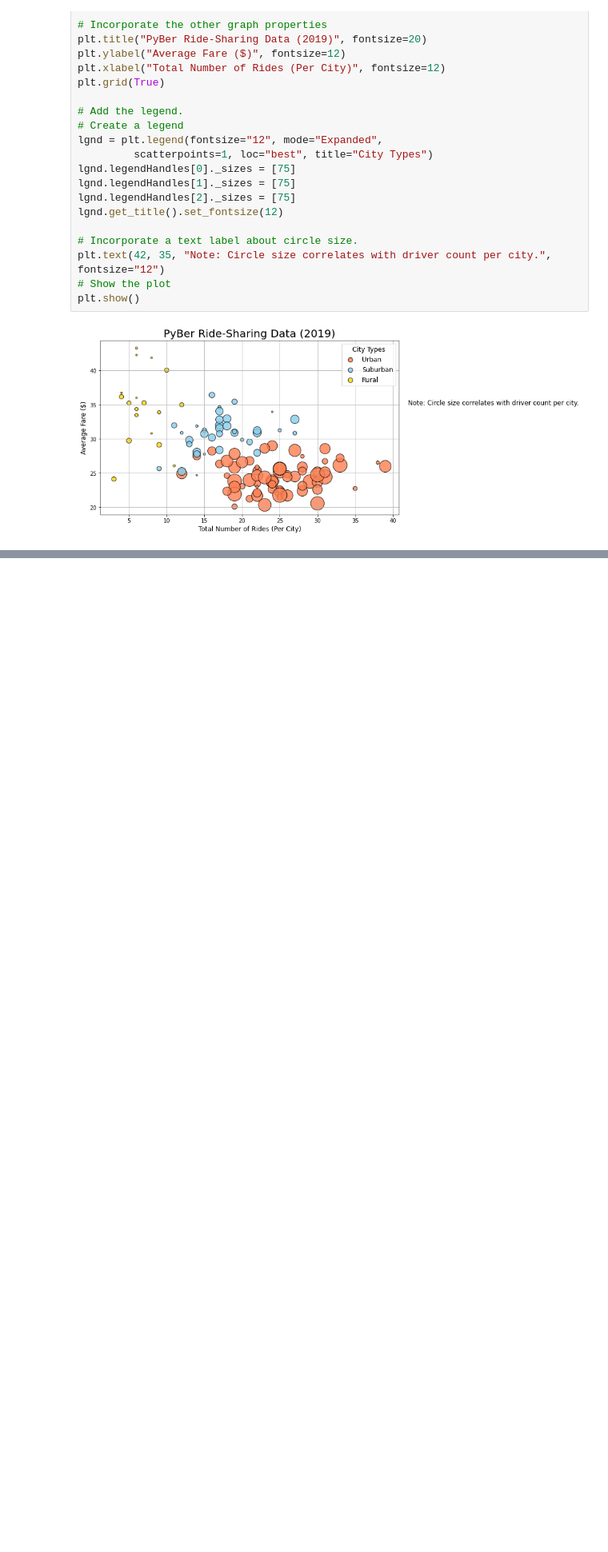
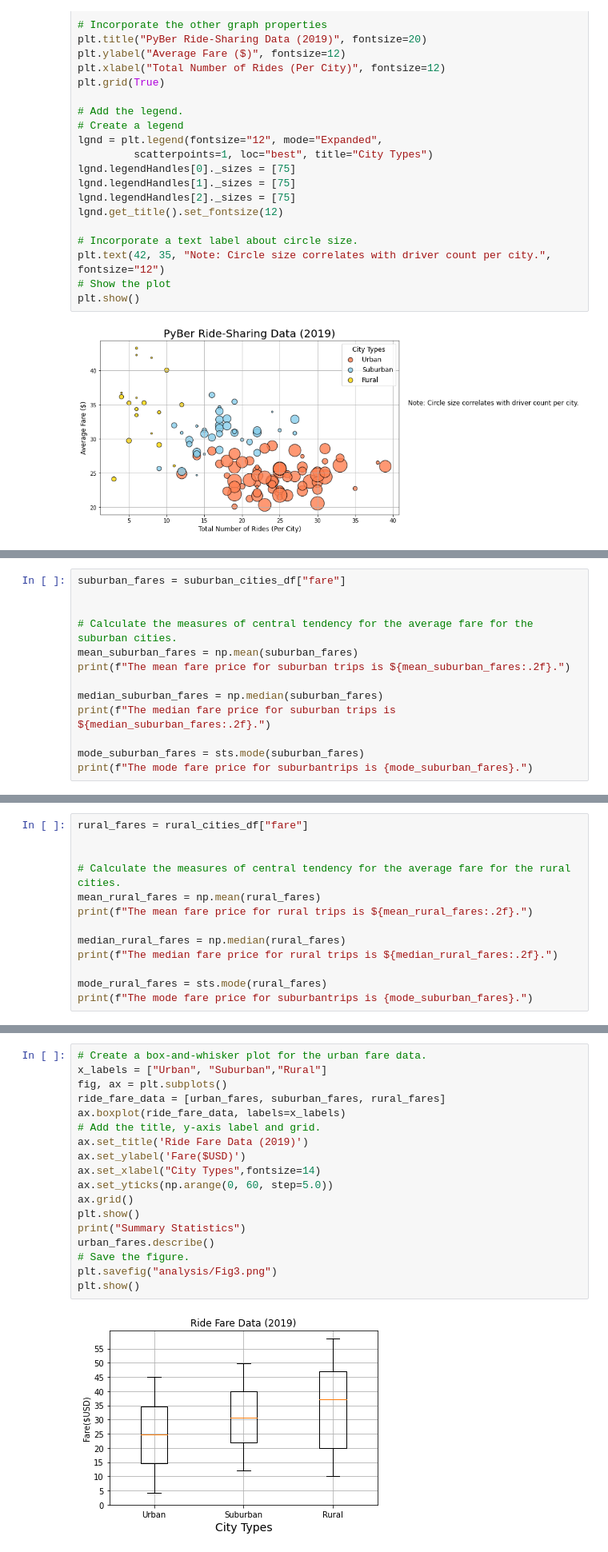
Before and after one commit to jeffblando/Pyber, a Jupyter notebook: Pyber.ipynb, the cells around one changed output, grey strips where cells are left out. Shown: that part at 80% size. Saved outputs shown, nothing was run; the diff lists cells and outputs as text; blank space fills up the shorter version.

```diff
--- a/Pyber.ipynb
+++ b/Pyber.ipynb
@@ -291,0 +435,13 @@ FileNotFoundError: [Errno 2] No such file or directory: 'analysis/Fig1.png'
+# %%
+suburban_fares = suburban_cities_df["fare"]
+
+
+# Calculate the measures of central tendency for the average fare for the suburban cities.
+mean_suburban_fares = np.mean(suburban_fares)
+print(f"The mean fare price for suburban trips is ${mean_suburban_fares:.2f}.")
+
+median_suburban_fares = np.median(suburban_fares)
+print(f"The median fare price for suburban trips is ${median_suburban_fares:.2f}.")
+
+mode_suburban_fares = sts.mode(suburban_fares)
+print(f"The mode fare price for suburbantrips is {mode_suburban_fares}.")
@@ -291,0 +452,13 @@ FileNotFoundError: [Errno 2] No such file or directory: 'analysis/Fig1.png'
+# %%
+rural_fares = rural_cities_df["fare"]
+
+
+# Calculate the measures of central tendency for the average fare for the rural cities.
+mean_rural_fares = np.mean(rural_fares)
+print(f"The mean fare price for rural trips is ${mean_rural_fares:.2f}.")
+
+median_rural_fares = np.median(rural_fares)
+print(f"The median fare price for rural trips is ${median_rural_fares:.2f}.")
+
+mode_rural_fares = sts.mode(rural_fares)
+print(f"The mode fare price for suburbantrips is {mode_suburban_fares}.")
@@ -291,0 +538,20 @@ FileNotFoundError: [Errno 2] No such file or directory: 'analysis/Fig1.png'
+# %%
+# Create a box-and-whisker plot for the urban fare data.
+x_labels = ["Urban", "Suburban","Rural"]
+fig, ax = plt.subplots()
+ride_fare_data = [urban_fares, suburban_fares, rural_fares]
+ax.boxplot(ride_fare_data, labels=x_labels)
+# Add the title, y-axis label and grid.
+ax.set_title('Ride Fare Data (2019)')
+ax.set_ylabel('Fare($USD)')
+ax.set_xlabel("City Types",fontsize=14)
+ax.set_yticks(np.arange(0, 60, step=5.0))
+ax.grid()
+plt.show()
+print("Summary Statistics")
+urban_fares.describe()
+# Save the figure.
+plt.savefig("analysis/Fig3.png")
+plt.show()
+# %% [output]
+[figure, added]
```
Also changed, not shown: parts of 22 cells of this notebook.
